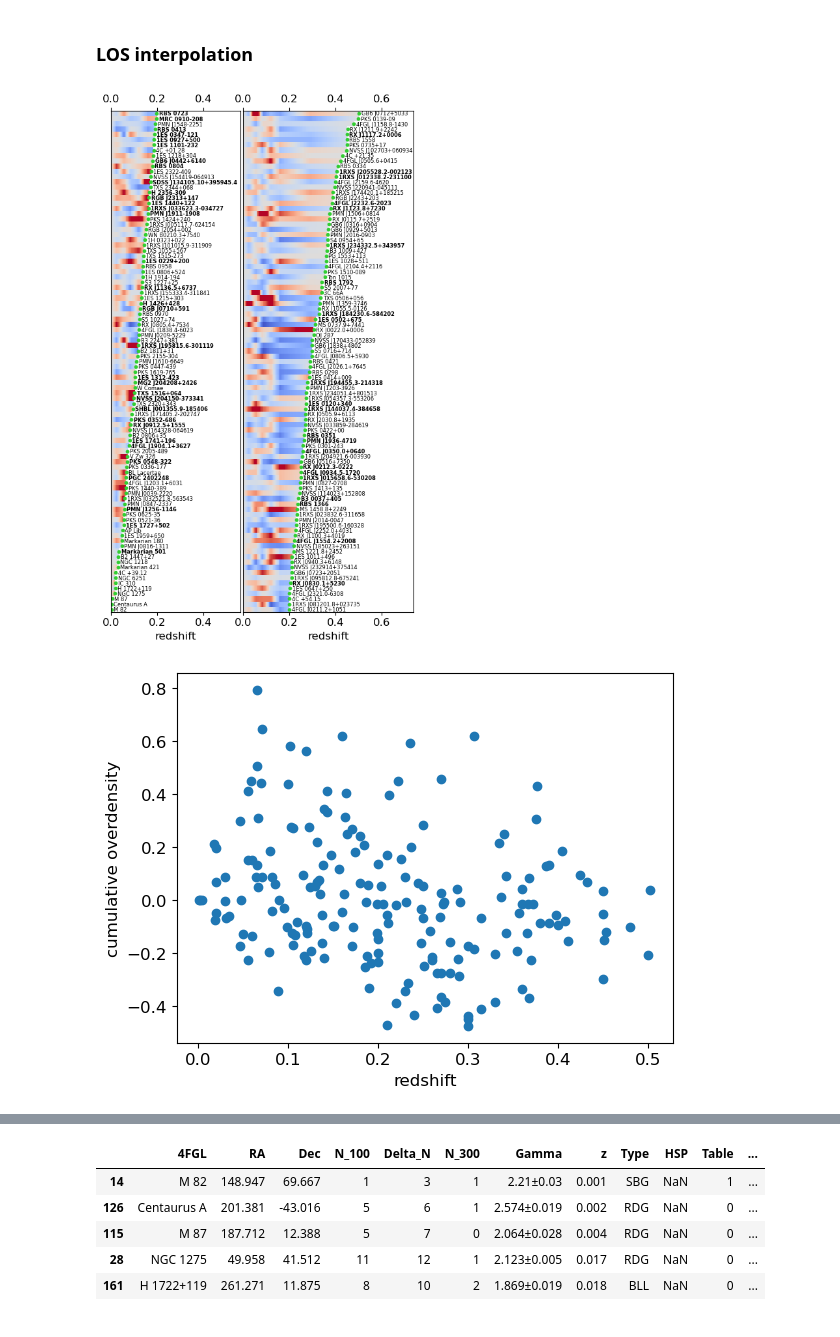
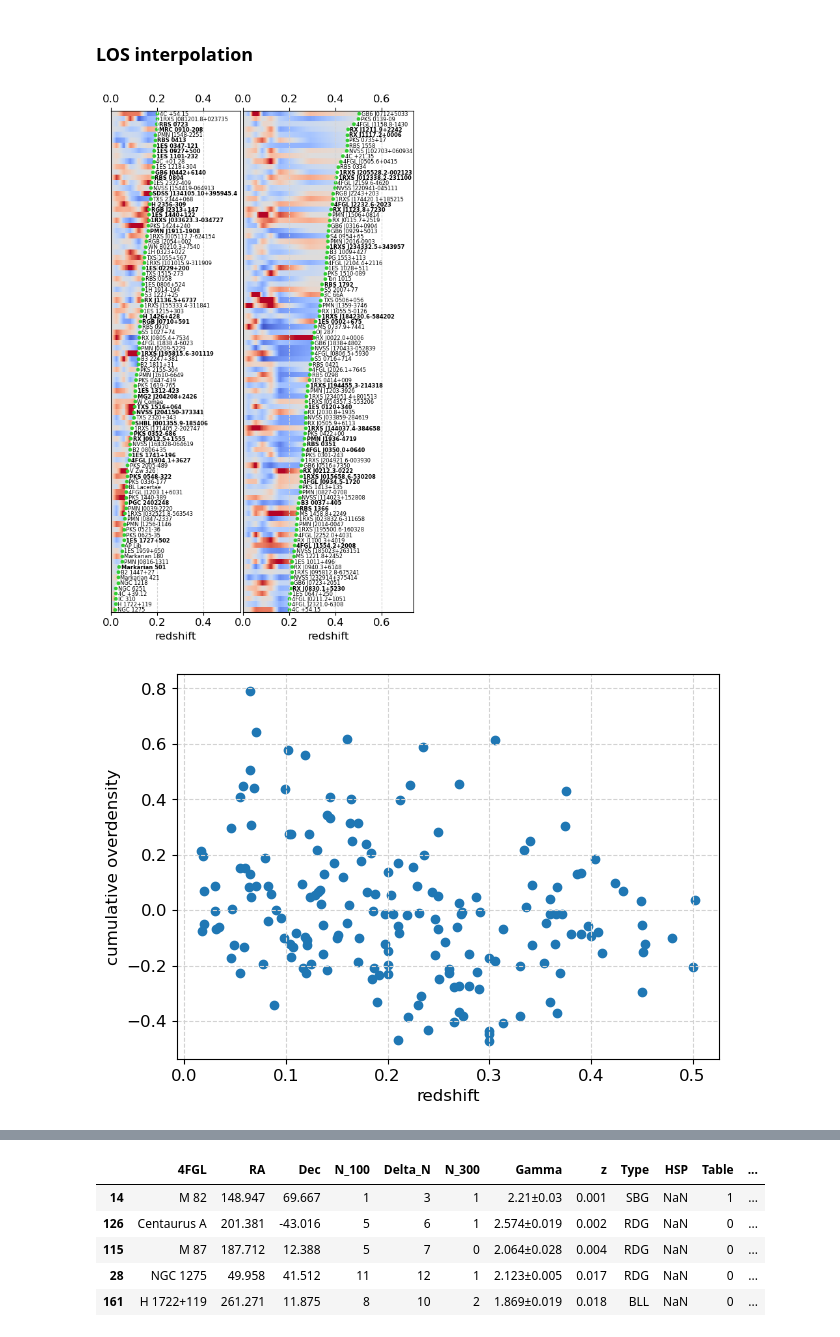
Before and after one commit to KleimenovM/LargeScaleStructure, a Jupyter notebook: lss_NS_interp.ipynb, the cells around one changed output, grey strips where cells are left out. Saved outputs shown, nothing was run; the diff lists cells and outputs as text; code cells hidden in the pictures.

```diff
--- a/lss_NS_interp.ipynb
+++ b/lss_NS_interp.ipynb
@@ -20,8 +22,8 @@ mpl.rcParams['font.size'] = 12
 ### Process the Neronov-Semikoz catalog
 # %%
 # load NS catalog
-ns_catalog = pd.read_csv("./galcats/ns/NS_total.csv", index_col=0)
+ns_catalog = pd.read_csv("./galcats/ns/nscat_total.csv", index_col=0)
 # %%
-ns_catalog = ns_catalog[ns_catalog["z"] < 0.51]
-ns_catalog.head()
+ns_catalog = ns_catalog.query("0.01 < z < 0.51")
+ns_catalog
 # %% [output]
@@ -72,7 +82,7 @@ zp_interpolator = RegularGridInterpolator(
     fill_value=0
 )
 # %%
-z_grid = np.linspace(0, 0.7, 140)
+z_grid = np.linspace(0, 1.0, 200)
 
 zpx, pxz = np.meshgrid(z_grid, pix_data, indexing='ij')
 
@@ -131,45 +189,52 @@ values = zp_interpolator((zpx_ns, pxz_ns)) * weights
 # %%
+set_plotting_defaults()
 fig = plt.figure(figsize=(6, 10))
 gs = GridSpec(1, 2, width_ratios=[56, 74], figure=fig, wspace=0.02)
 
+nz = len(ns_catalog['z'])
+
 ax = plt.subplot(gs[0])
-ax.pcolormesh(z_grid, np.arange(0, 190), values.T, cmap='coolwarm', vmin=-1, vmax=1, rasterized=True)
-ax.pcolormesh(z_grid, np.arange(0, 190), weights.T, alpha=~weights.T, cmap='Grays', vmin=0, vmax=1, rasterized=True)
-ax.scatter(ns_catalog["z"], np.arange(0, 190), s=10, color='limegreen')
-for i, ind in enumerate(ns_catalog.index):
-    if i > 94:
-        continue
-    weight = "bold" if ns_catalog["HSP"][ind] == "E" else "normal"
-    ax.text(ns_catalog["z"][ind] + 0.01, i-0.45, ns_catalog["4FGL"][ind], fontsize=6, rotation=0,
-            weight=weight)
+ax.pcolormesh(z_grid, np.arange(0, nz), values.T, cmap='coolwarm', vmin=-1, vmax=1, rasterized=True)
+ax.pcolormesh(z_grid, np.arange(0, nz), weights.T, alpha=~weights.T, cmap='Grays', vmin=0, vmax=1, rasterized=True)
+ax.scatter(ns_catalog["z"], np.arange(0, nz), s=10, color='limegreen')
+
+counter = 0
+for i, row in ns_catalog.iterrows():
+    if counter < 94:
+        weight = "bold" if row["HSP"] == "E" else "normal"
+        ax.text(row["z"] + 0.01, counter-0.45, row["4FGL"], fontsize=6, rotation=0,
+                weight=weight)
+    counter += 1
 ax2 = ax.secondary_xaxis(location='top')
 
 ax.set_yticks([])
-ax.set_ylim([-0.5, 94.5])
+ax.set_ylim([-0.5, 93.5])
 ax.set_xlim([0, 0.56])
 ax.set_xlabel("redshift")
 
 ax = plt.subplot(gs[1])
-ax.pcolormesh(z_grid, np.arange(0, 190), values.T, cmap='coolwarm', vmin=-1, vmax=1, rasterized=True)
-ax.pcolormesh(z_grid, np.arange(0, 190), weights.T, alpha=~weights.T, cmap='Grays', vmin=0, vmax=1, rasterized=True)
-ax.scatter(ns_catalog["z"], np.arange(0, 190), s=10, color='limegreen')
-for i, ind in enumerate(ns_catalog.index):
-    if i < 95:
-        continue
-    weight = "bold" if ns_catalog["HSP"][ind] == "E" else "normal"
-    ax.text(ns_catalog["z"][ind] + 0.01, i-0.45, ns_catalog["4FGL"][ind], fontsize=6, rotation=0,
-            weight=weight)
+ax.pcolormesh(z_grid, np.arange(0, nz), values.T, cmap='coolwarm', vmin=-1, vmax=1, rasterized=True)
+ax.pcolormesh(z_grid, np.arange(0, nz), weights.T, alpha=~weights.T, cmap='Grays', vmin=0, vmax=1, rasterized=True)
+ax.scatter(ns_catalog["z"], np.arange(0, nz), s=10, color='limegreen')
+
+counter = 0
+for i, row in ns_catalog.iterrows():
+    if counter > 92:
+        weight = "bold" if row["HSP"] == "E" else "normal"
+        ax.text(row["z"] + 0.01, counter-0.45, row["4FGL"], fontsize=6, rotation=0,
+                weight=weight)
+    counter += 1
 ax2 = ax.secondary_xaxis(location='top')
 
 ax.set_yticks([])
-ax.set_ylim([94.5, 189.5])
+ax.set_ylim([92.5, 186.5])
 ax.set_xlim([0, 0.74])
 ax.set_xlabel("redshift")
 
-plt.savefig("./figures/lss-ns-zsorted_v.pdf", bbox_inches='tight', pad_inches=0.05)
+# plt.savefig("./figures/lss-ns-zsorted_pres.pdf", bbox_inches='tight', pad_inches=0.05)
 plt.show()
 # %% [output]
-[figure, old version]
+[figure, new version]
 # %%
 ns_catalog["ovdvalue"] = np.trapz(values, z_grid, axis=0) / ns_catalog["z"]
 # %%
@@ -178,6 +243,6 @@ plt.xlabel("redshift")
 plt.ylabel("cumulative overdensity")
 plt.show()
 # %% [output]
-[figure, old version]
+[figure, new version]
 # %%
 ns_extr = ns_catalog.query('HSP == "E"')
```
Also changed, not shown: parts of 24 cells of this notebook, 19 other files.
